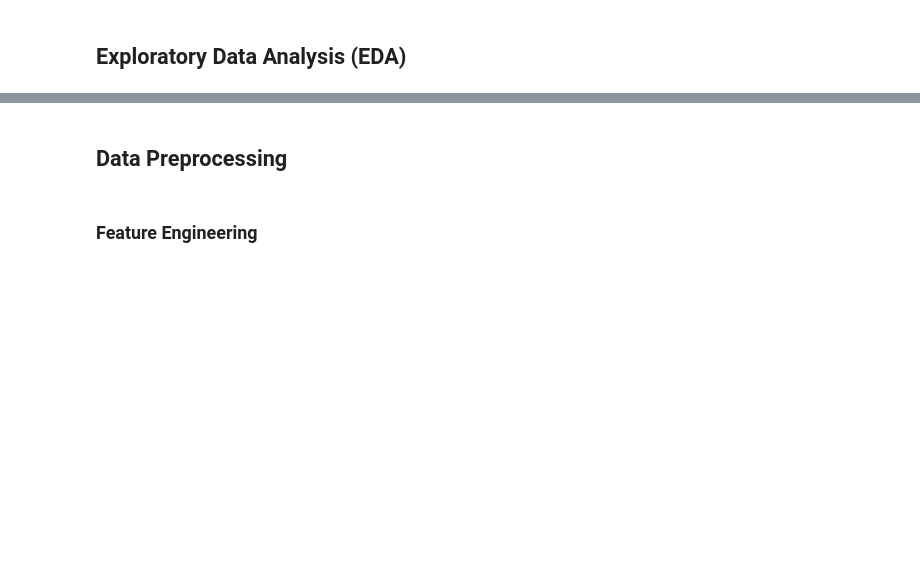
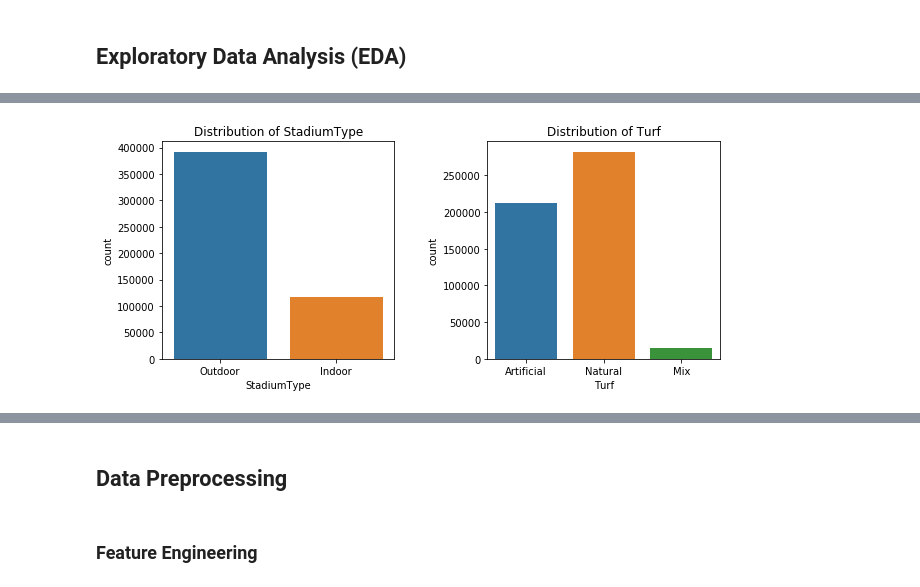
Before and after one commit to sharonk515/NFL_yards_gained, a Jupyter notebook: nfl_data_clean.ipynb, the cells around one changed output, grey strips where cells are left out. Drawn from its saved outputs; the diff is of its cells as text; code cells hidden in the pictures; blank space fills up the shorter version.

```diff
--- a/nfl_data_clean.ipynb
+++ b/nfl_data_clean.ipynb
@@ -463,0 +225,4 @@ plt.setp(axes[1].get_xticklabels(), rotation=90);
+# %%
+two_subplots(nfl, 'StadiumType', 'Turf', (10, 4));
+# %% [output]
+[figure, added]
```
Also changed, not shown: parts of 42 cells of this notebook, 2 other files.
